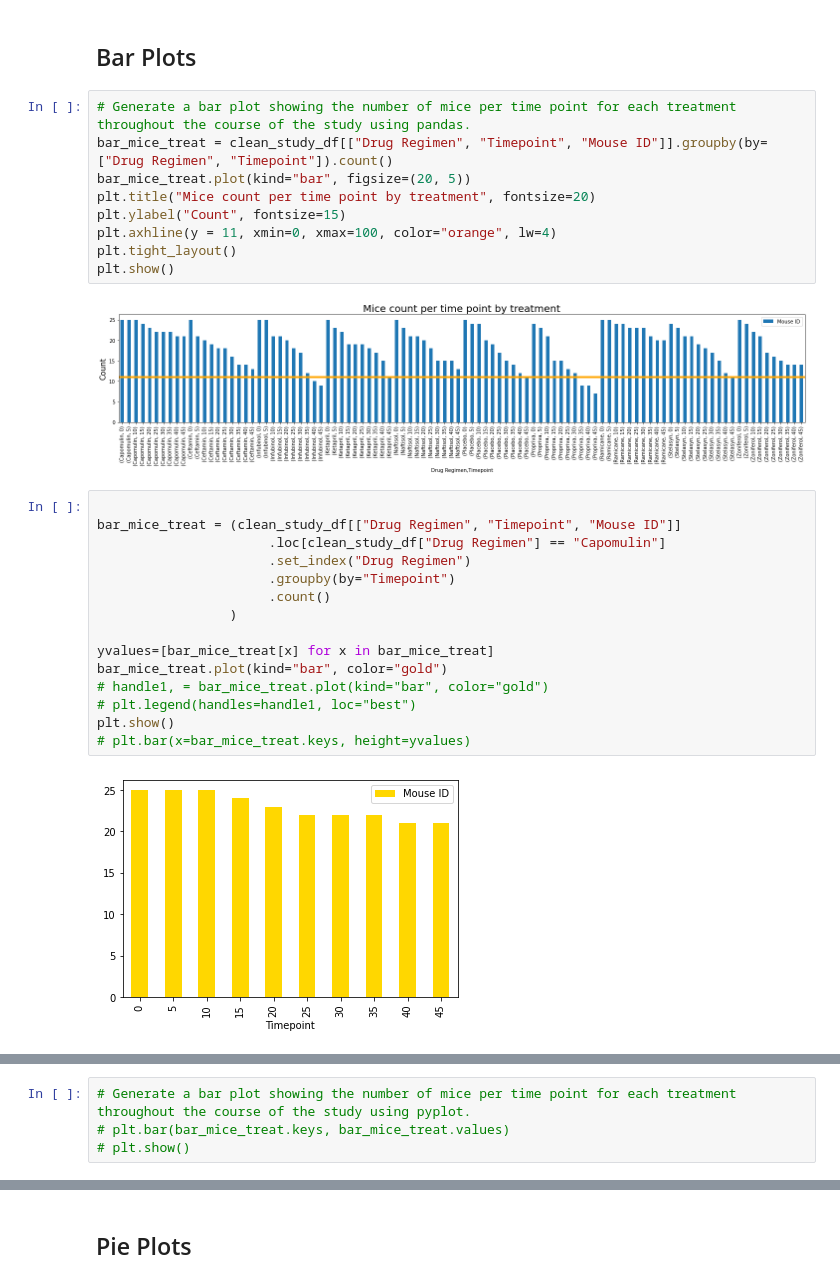
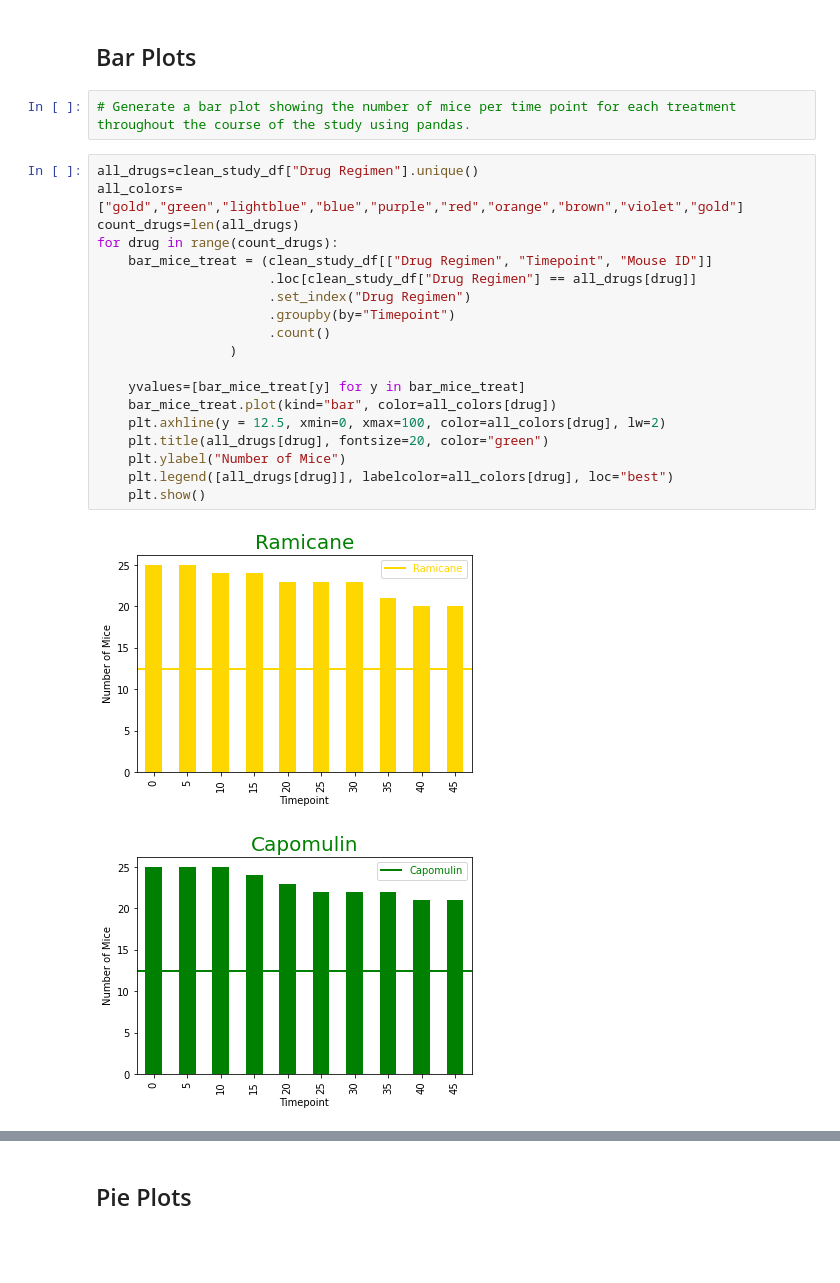
Before and after one commit to githotirado/matplotlib-challenge, a Jupyter notebook: pymaceuticals_starter.ipynb, the cells around one changed output, grey strips where cells are left out. Cells and saved outputs as stored; diff of their text form; blank space fills up the shorter version.

```diff
--- a/pymaceuticals_starter.ipynb
+++ b/pymaceuticals_starter.ipynb
@@ -171,29 +172,25 @@ summary_df
 ## Bar Plots
 # %%
 # Generate a bar plot showing the number of mice per time point for each treatment throughout the course of the study using pandas.
-bar_mice_treat = clean_study_df[["Drug Regimen", "Timepoint", "Mouse ID"]].groupby(by=["Drug Regimen", "Timepoint"]).count()
-bar_mice_treat.plot(kind="bar", figsize=(20, 5))
-plt.title("Mice count per time point by treatment", fontsize=20)
-plt.ylabel("Count", fontsize=15)
-plt.axhline(y = 11, xmin=0, xmax=100, color="orange", lw=4)
-plt.tight_layout()
-plt.show()
-# %% [output]
-[figure, removed]
 # %%
-
-bar_mice_treat = (clean_study_df[["Drug Regimen", "Timepoint", "Mouse ID"]]
-                      .loc[clean_study_df["Drug Regimen"] == "Capomulin"]
+all_drugs=clean_study_df["Drug Regimen"].unique()
+all_colors=["gold","green","lightblue","blue","purple","red","orange","brown","violet","gold"]
+count_drugs=len(all_drugs)
+for drug in range(count_drugs):
+    bar_mice_treat = (clean_study_df[["Drug Regimen", "Timepoint", "Mouse ID"]]
+                      .loc[clean_study_df["Drug Regimen"] == all_drugs[drug]]
                       .set_index("Drug Regimen")
                       .groupby(by="Timepoint")
                       .count()
                  )
 
-yvalues=[bar_mice_treat[x] for x in bar_mice_treat]
-bar_mice_treat.plot(kind="bar", color="gold")
-# handle1, = bar_mice_treat.plot(kind="bar", color="gold")
-# plt.legend(handles=handle1, loc="best")
-plt.show()
-# plt.bar(x=bar_mice_treat.keys, height=yvalues)
+    yvalues=[bar_mice_treat[y] for y in bar_mice_treat]
+    bar_mice_treat.plot(kind="bar", color=all_colors[drug])
+    plt.axhline(y = 12.5, xmin=0, xmax=100, color=all_colors[drug], lw=2)
+    plt.title(all_drugs[drug], fontsize=20, color="green")
+    plt.ylabel("Number of Mice")
+    plt.legend([all_drugs[drug]], labelcolor=all_colors[drug], loc="best")
+    plt.show()
 # %% [output]
-[figure, old version]
+[figure, new version]
+[figure, added]
@@ -200,4 +204,0 @@ plt.show()
-# %%
-# Generate a bar plot showing the number of mice per time point for each treatment throughout the course of the study using pyplot.
-# plt.bar(bar_mice_treat.keys, bar_mice_treat.values)
-# plt.show()
```
Also changed, not shown: parts of 3 cells of this notebook, 2 other files.
